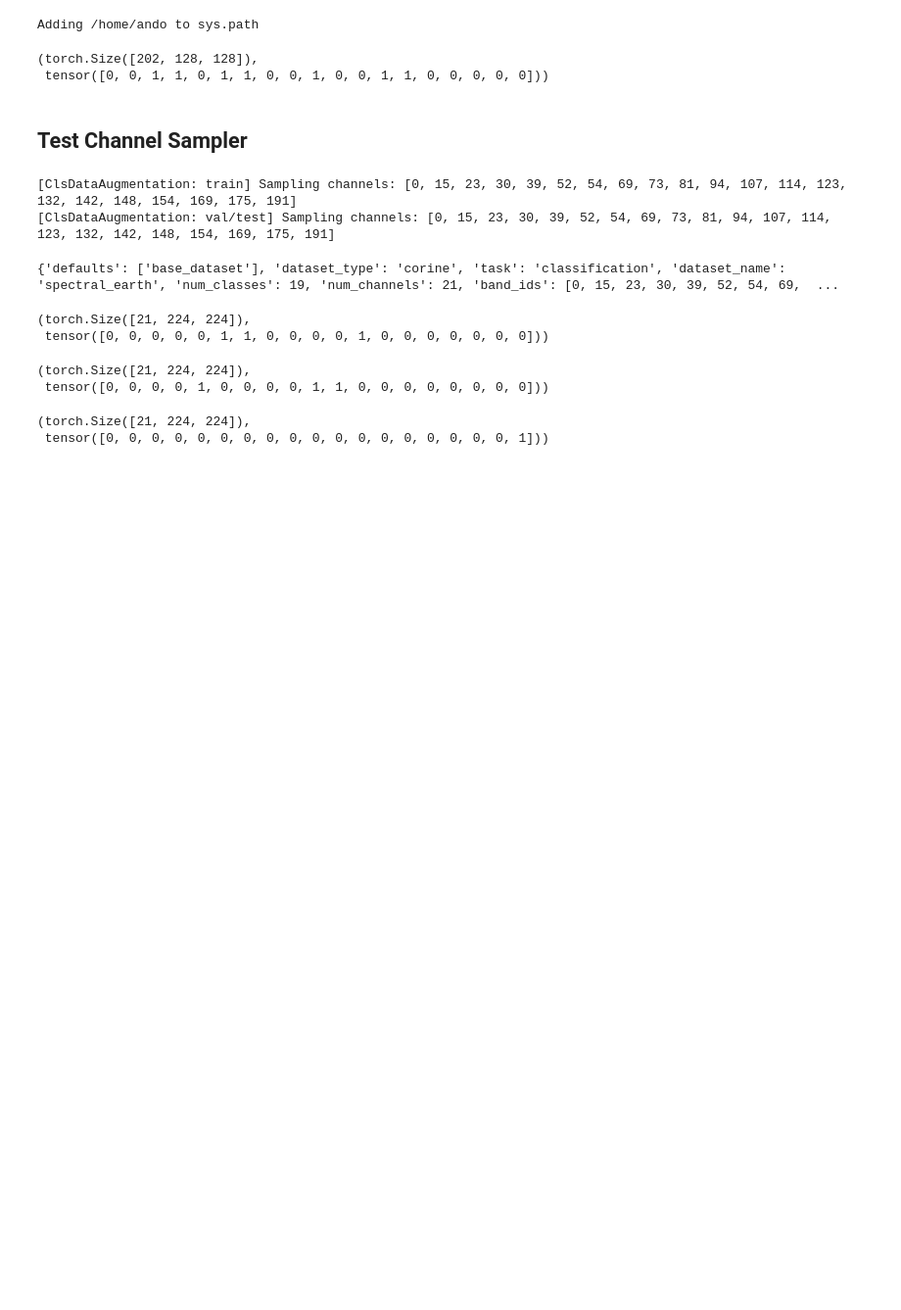
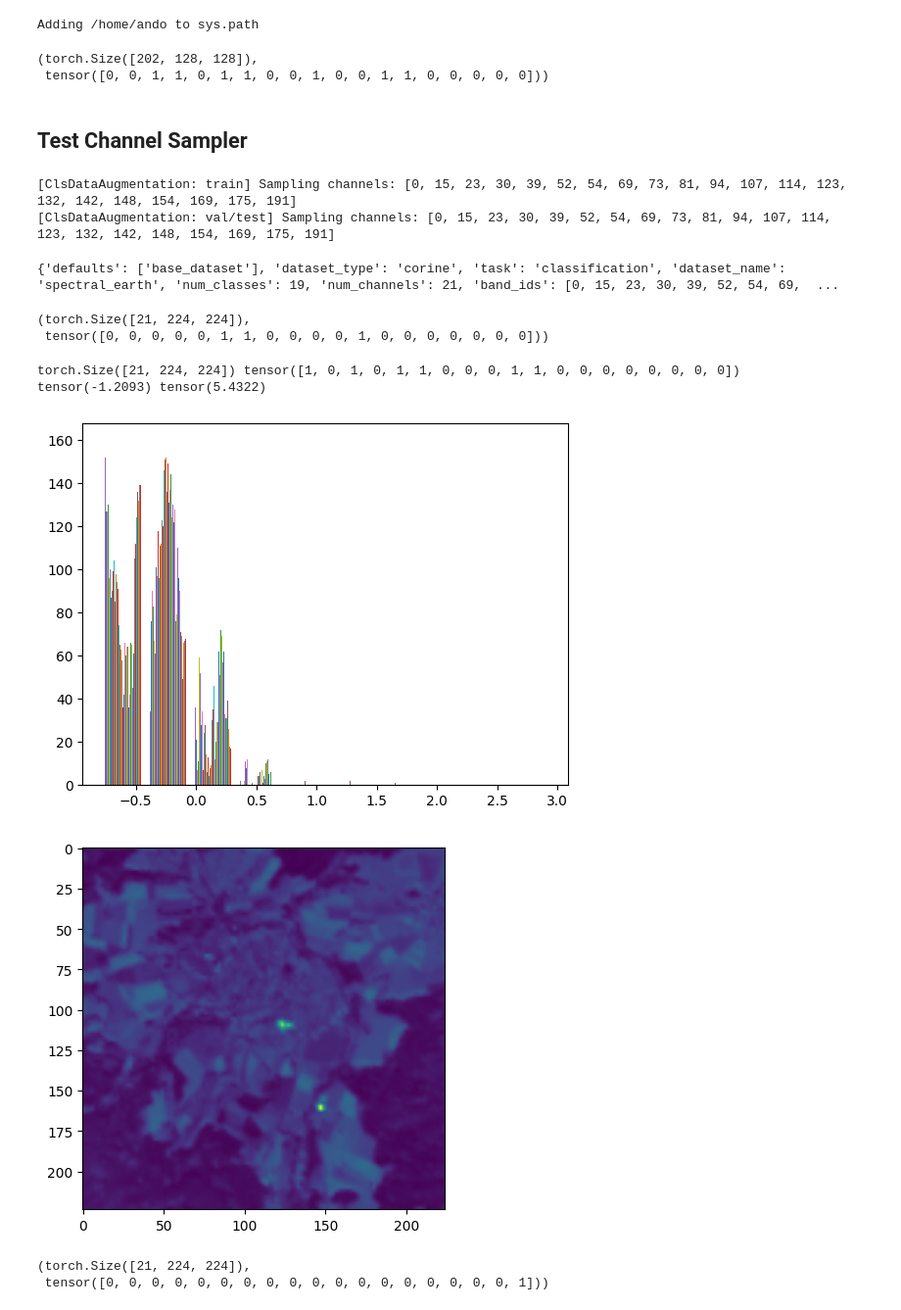
Before and after one commit to ando-shah/fm-playground, a Jupyter notebook: notebooks/test_spee.ipynb, the cells around one changed output. Shown at 98% size. Drawn from its saved outputs; the diff is of its cells as text; code cells hidden in the pictures; blank space fills up the shorter version.

```diff
--- a/notebooks/test_spee.ipynb
+++ b/notebooks/test_spee.ipynb
@@ -35,28 +35,37 @@ sample.shape, label
 # %%
 from omegaconf import OmegaConf
 # read in a config file from the configs/dataset folder
-ds_cfg = OmegaConf.load('src/configs/dataset/corine_21.yaml')
+ds_cfg = OmegaConf.load('geofm_src/configs/dataset/corine_21b.yaml')
 
 train_ds, val_ds, test_ds = create_dataset(ds_cfg)
+display(ds_cfg)
 # %% [output]
 [ClsDataAugmentation: train] Sampling channels: [0, 15, 23, 30, 39, 52, 54, 69, 73, 81, 94, 107, 114, 123, 132, 142, 148, 154, 169, 175, 191]
 [ClsDataAugmentation: val/test] Sampling channels: [0, 15, 23, 30, 39, 52, 54, 69, 73, 81, 94, 107, 114, 123, 132, 142, 148, 154, 169, 175, 191]
+{'defaults': ['base_dataset'], 'dataset_type': 'corine', 'task': 'classification', 'dataset_name': 'spectral_earth', 'num_classes': 19, 'num_channels': 21, 'band_ids': [0, 15, 23, 30, 39, 52, 54, 69,  ...
-# %%
-display(ds_cfg)
-# %% [output]
-{'defaults': ['base_dataset'], 'dataset_type': 'corine', 'task': 'classification', 'dataset_name': 'spectral_earth', 'num_classes': 19, 'num_channels': 21, 'band_ids': [0, 15, 23, 30, 39, 52, 54, 69,  ...
 # %%
 sample, label = train_ds[11]
 sample.shape, label
 # %% [output]
 (torch.Size([21, 224, 224]),
  tensor([0, 0, 0, 0, 0, 1, 1, 0, 0, 0, 0, 1, 0, 0, 0, 0, 0, 0, 0]))
-# %%
-sample, label = val_ds[11]
-sample.shape, label
-# %% [output]
-(torch.Size([21, 224, 224]),
- tensor([0, 0, 0, 0, 1, 0, 0, 0, 0, 1, 1, 0, 0, 0, 0, 0, 0, 0, 0]))
+# %%
+import random
+import matplotlib.pyplot as plt
+sample, label = train_ds[random.randint(0, len(train_ds))]
+print(sample.shape, label)
+print(sample.min(), sample.max())
+
+plt.hist(sample[5], bins=10)
+plt.show()
+
+plt.imshow(sample[5])
+plt.show()
+# %% [output]
+torch.Size([21, 224, 224]) tensor([1, 0, 1, 0, 1, 1, 0, 0, 0, 1, 1, 0, 0, 0, 0, 0, 0, 0, 0])
+tensor(-1.2093) tensor(5.4322)
+[figure, added]
+[figure, added]
 # %%
 sample, label = test_ds[-1]
 sample.shape, label
```
Also changed, not shown: parts of 2 cells of this notebook, 15 other files.
